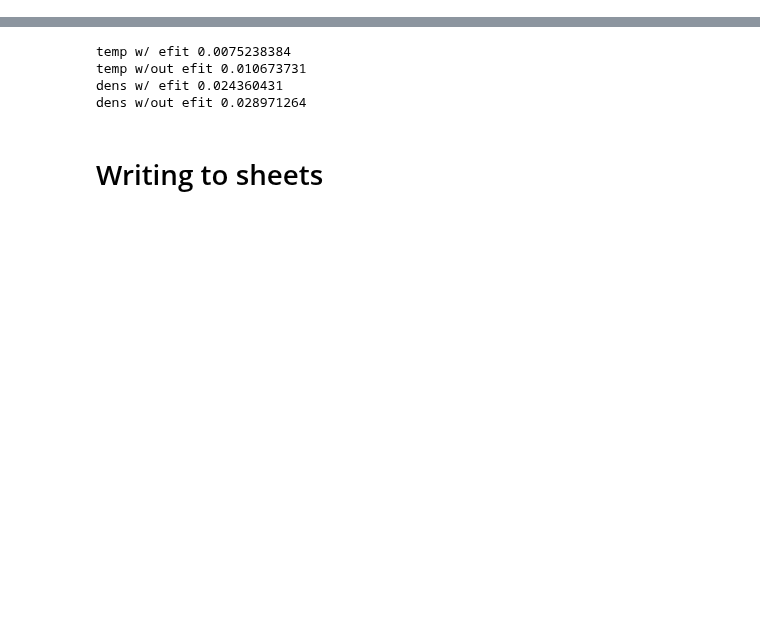
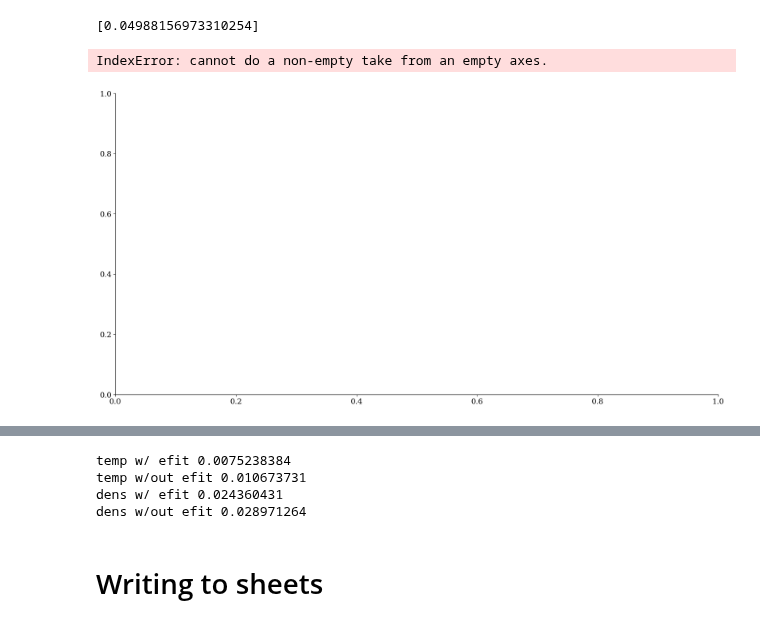
Before and after one commit to PlasmaControl/plasma-profile-predictor, a Jupyter notebook: notebooks/results_processing.ipynb, the cells around one changed output, grey strips where cells are left out. Drawn from its saved outputs; the diff is of its cells as text; code cells hidden in the pictures; blank space fills up the shorter version.

```diff
--- a/notebooks/results_processing.ipynb
+++ b/notebooks/results_processing.ipynb
@@ -86,3 +151,18 @@ files = [foo for foo in os.listdir() if '.pkl' in foo]
+# %%
+temp_mse
+# %% [output]
+[0.04988156973310254]
+# %%
+op = lambda x: np.percentile(x,0) #Best case
+fig = plt.figure()
+ax = fig.add_axes([0,0,1,1])
+labels = ['x_residual_mse', 'u_residual_mse', 'linear_system_residual_mse', 'x_huber', 'u_huber','linear_huber']
+bars = [op(temp_mse),op(dens_mse),op(temp_mae),op(x_huber),op(u_huber),op(res_huber)]
+ax.bar(labels,bars)
+plt.show()
+# %% [output]
+IndexError: cannot do a non-empty take from an empty axes.
+[figure, added]
 # %%
 temp_mse_with_efit = []
 temp_mse_without_efit = []
```
Also changed, not shown: parts of 14 cells of this notebook, 17 other files.
